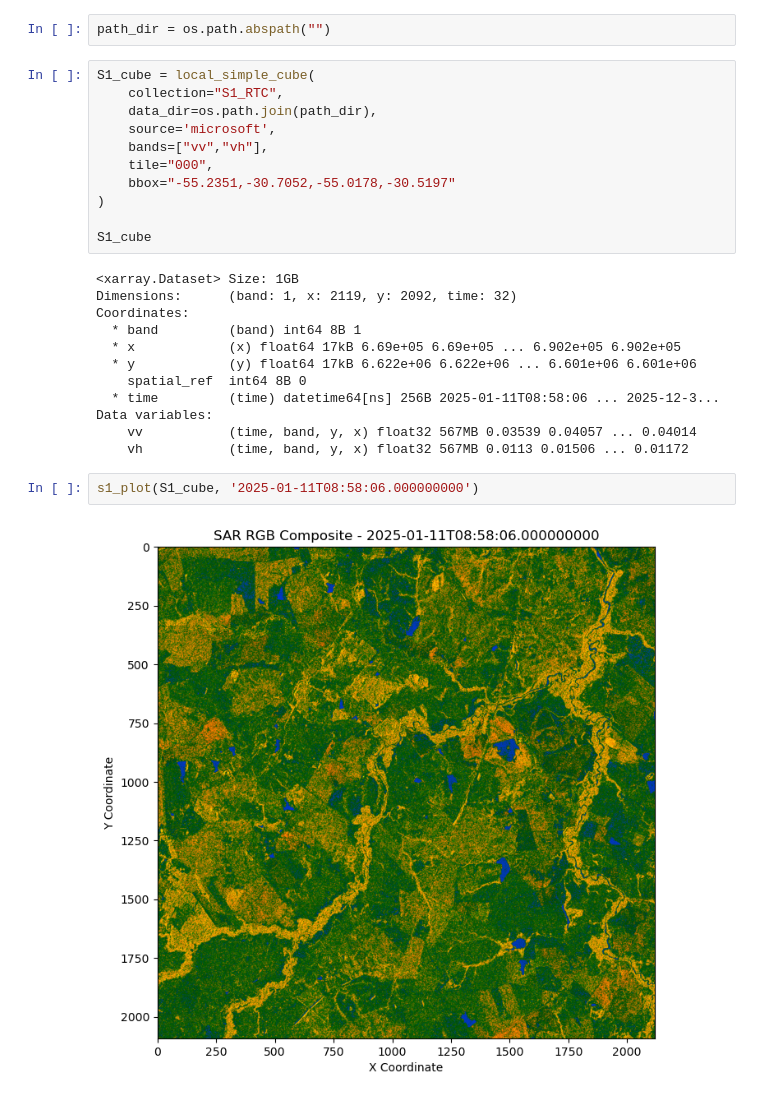
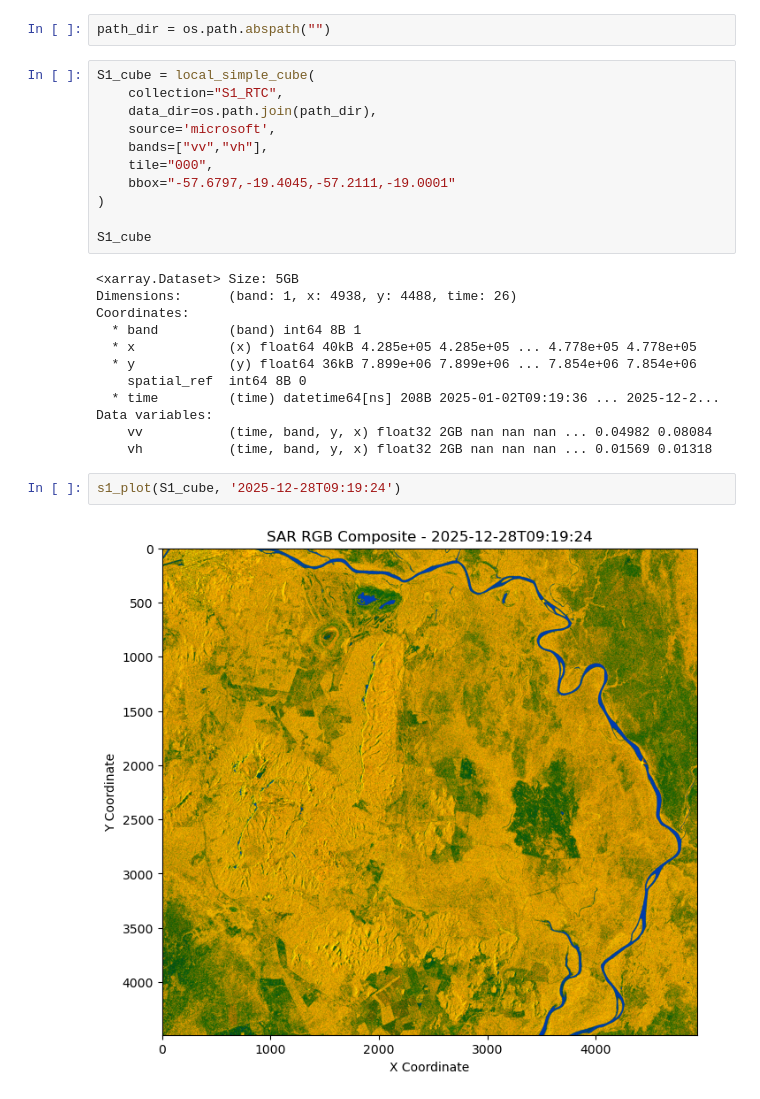
Before and after one commit to GSansigolo/simplecube, a Jupyter notebook: notebooks/simplecube_s1_rtc_microsoft.ipynb, the cells around one changed output. Drawn from its saved outputs; the diff is of its cells as text.

```diff
--- a/notebooks/simplecube_s1_rtc_microsoft.ipynb
+++ b/notebooks/simplecube_s1_rtc_microsoft.ipynb
@@ -50,23 +50,23 @@ S1_cube = local_simple_cube(
     source='microsoft',
     bands=["vv","vh"],
     tile="000",
-    bbox="-55.2351,-30.7052,-55.0178,-30.5197"
+    bbox="-57.6797,-19.4045,-57.2111,-19.0001"
 )
 
 S1_cube
 # %% [output]
-<xarray.Dataset> Size: 1GB
-Dimensions:      (band: 1, x: 2119, y: 2092, time: 32)
+<xarray.Dataset> Size: 5GB
+Dimensions:      (band: 1, x: 4938, y: 4488, time: 26)
 Coordinates:
   * band         (band) int64 8B 1
-  * x            (x) float64 17kB 6.69e+05 6.69e+05 ... 6.902e+05 6.902e+05
-  * y            (y) float64 17kB 6.622e+06 6.622e+06 ... 6.601e+06 6.601e+06
+  * x            (x) float64 40kB 4.285e+05 4.285e+05 ... 4.778e+05 4.778e+05
+  * y            (y) float64 36kB 7.899e+06 7.899e+06 ... 7.854e+06 7.854e+06
     spatial_ref  int64 8B 0
-  * time         (time) datetime64[ns] 256B 2025-01-11T08:58:06 ... 2025-12-3...
+  * time         (time) datetime64[ns] 208B 2025-01-02T09:19:36 ... 2025-12-2...
 Data variables:
-    vv           (time, band, y, x) float32 567MB 0.03539 0.04057 ... 0.04014
-    vh           (time, band, y, x) float32 567MB 0.0113 0.01506 ... 0.01172
+    vv           (time, band, y, x) float32 2GB nan nan nan ... 0.04982 0.08084
+    vh           (time, band, y, x) float32 2GB nan nan nan ... 0.01569 0.01318
-# %%
-s1_plot(S1_cube, '2025-01-11T08:58:06.000000000')
-# %% [output]
-[figure, removed]
+# %%
+s1_plot(S1_cube, '2025-12-28T09:19:24')
+# %% [output]
+[figure, added]
```
Also changed, not shown: parts of 1 cell of this notebook.
